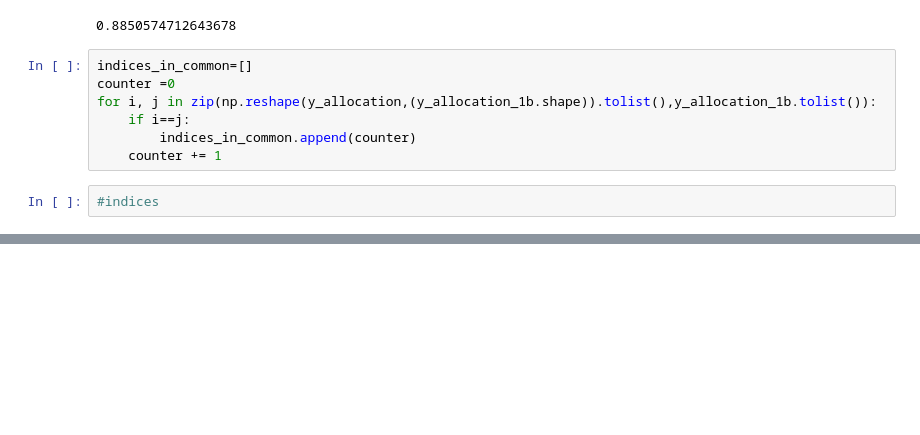
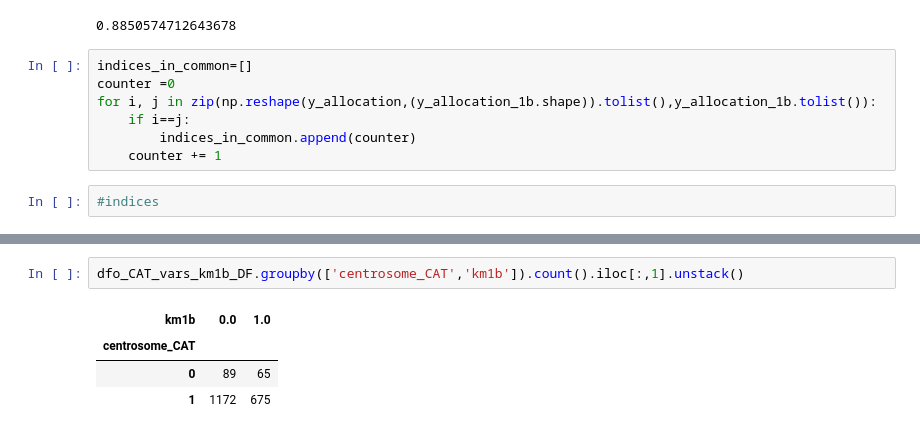
Before and after one commit to emmaggie/SPINDLE_ZOO, a Jupyter notebook: SEPTEMBER_2014/A_Marina_spindle_zoo_part5.ipynb, the cells around one changed output, grey strips where cells are left out. Saved outputs shown, nothing was run; the diff lists cells and outputs as text; blank space fills up the shorter version.

```diff
--- a/SEPTEMBER_2014/A_Marina_spindle_zoo_part5.ipynb
+++ b/SEPTEMBER_2014/A_Marina_spindle_zoo_part5.ipynb
@@ -1658,0 +1766,7 @@ reconstructed.shape
+# %%
+dfo_CAT_vars_km1b_DF.groupby(['centrosome_CAT','km1b']).count().iloc[:,1].unstack()
+# %% [output]
+| km1b | 0.0 | 1.0 |
+| centrosome_CAT |  |  |
+| 0 | 89 | 65 |
+| 1 | 1172 | 675 |
```
Also changed, not shown: parts of 27 cells of this notebook, 1 other file.
